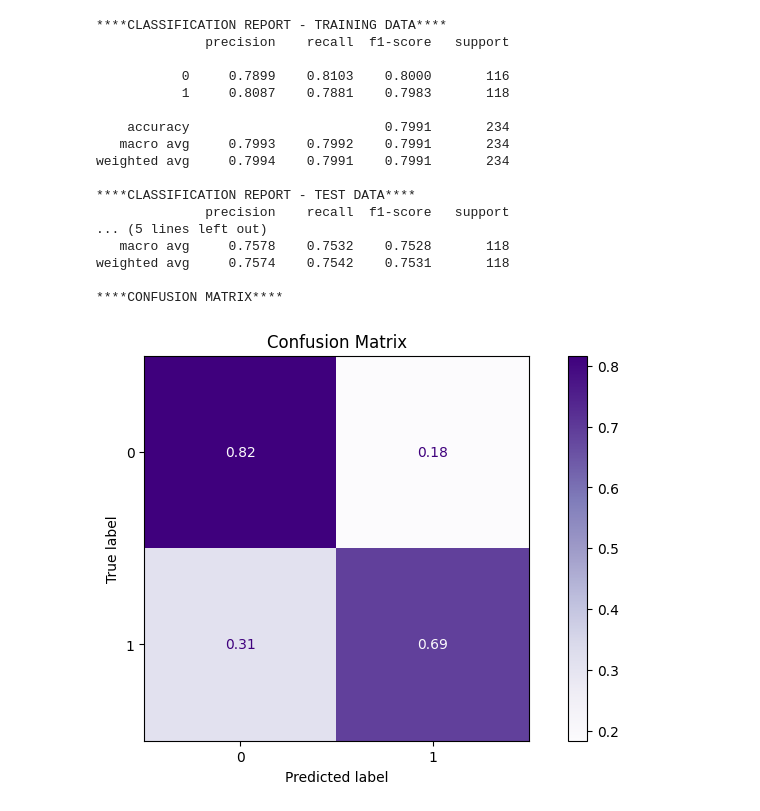
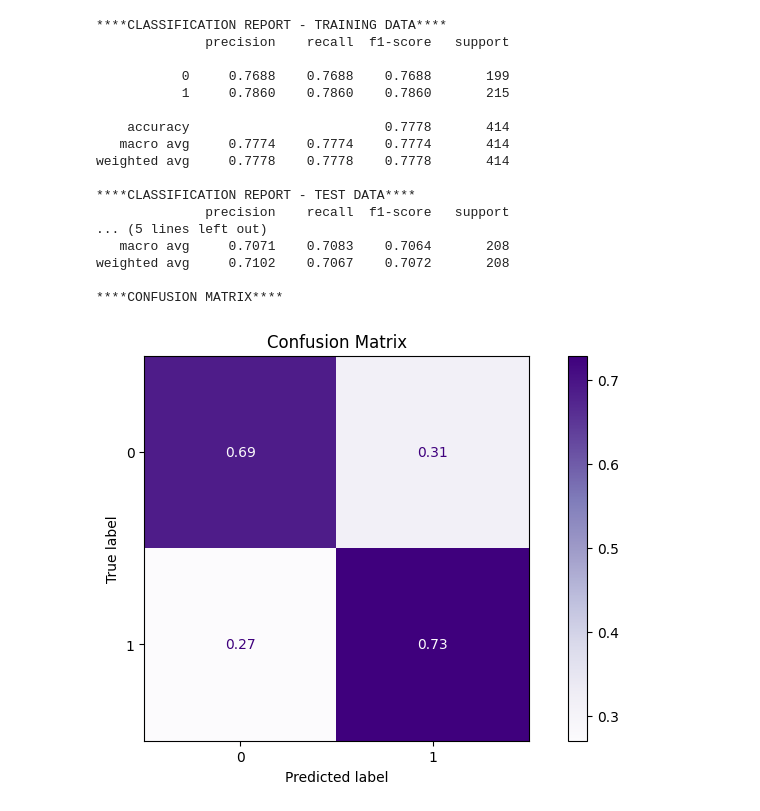
Before and after one commit to Friebay/LeagueOfLegendsPredictions, a Jupyter notebook: Predictor.ipynb, the cells around one changed output. Cells and saved outputs as stored; diff of their text form; code cells hidden in the pictures.

```diff
--- a/Predictor.ipynb
+++ b/Predictor.ipynb
@@ -13,7 +13,7 @@ from sklearn.metrics import ConfusionMatrixDisplay
 from sklearn.utils._testing import ignore_warnings
 from sklearn.exceptions import ConvergenceWarning
 # %%
-df = pd.read_csv('')
+df = pd.read_csv('Friebay_team_data.csv')
 # %%
 #Generate correlation matrix in orther to see most important values
 corr = df.corr()
@@ -69,29 +92,28 @@ x_keep_original = ['Level', 'Minions', 'Jungle_minions', 'Kills', 'Assists', 'De
 X_original = df[x_keep_original]
 y_original = df["Win"]
 # %%
-#Do the split for both the orginal and reduced DataFrames
-X_train_original, X_test_original, y_train_original, y_test_original = train_test_split(X_original, y_original, test_size=0.333, random_state=42)
+X_train, X_test, y_train, y_test = train_test_split(X_original, y_original, test_size=0.333, random_state=42)
 # %%
-#Logisitc regression using the original df
-log_select = fit_eval(LogisticRegression(max_iter=1000), X_train_original, y_train_original, X_test_original, y_test_original)
+#Logistic regression using the original df
+log_select = fit_eval(LogisticRegression(max_iter=1000), X_train, y_train, X_test, y_test)
 # %% [output]
 ****CLASSIFICATION REPORT - TRAINING DATA****
               precision    recall  f1-score   support
 
-           0     0.7899    0.8103    0.8000       116
-           1     0.8087    0.7881    0.7983       118
+           0     0.7688    0.7688    0.7688       199
+           1     0.7860    0.7860    0.7860       215
 
-    accuracy                         0.7991       234
-   macro avg     0.7993    0.7992    0.7991       234
-weighted avg     0.7994    0.7991    0.7991       234
+    accuracy                         0.7778       414
+   macro avg     0.7774    0.7774    0.7774       414
+weighted avg     0.7778    0.7778    0.7778       414
 
 ****CLASSIFICATION REPORT - TEST DATA****
               precision    recall  f1-score   support
 ... (5 lines left out)
-   macro avg     0.7578    0.7532    0.7528       118
-weighted avg     0.7574    0.7542    0.7531       118
+   macro avg     0.7071    0.7083    0.7064       208
+weighted avg     0.7102    0.7067    0.7072       208
 
 ****CONFUSION MATRIX****
-[figure, old version]
+[figure, new version]
 # %%
 #Decision Tree using the original df
```
Also changed, not shown: parts of 9 cells of this notebook, 1 other file.
